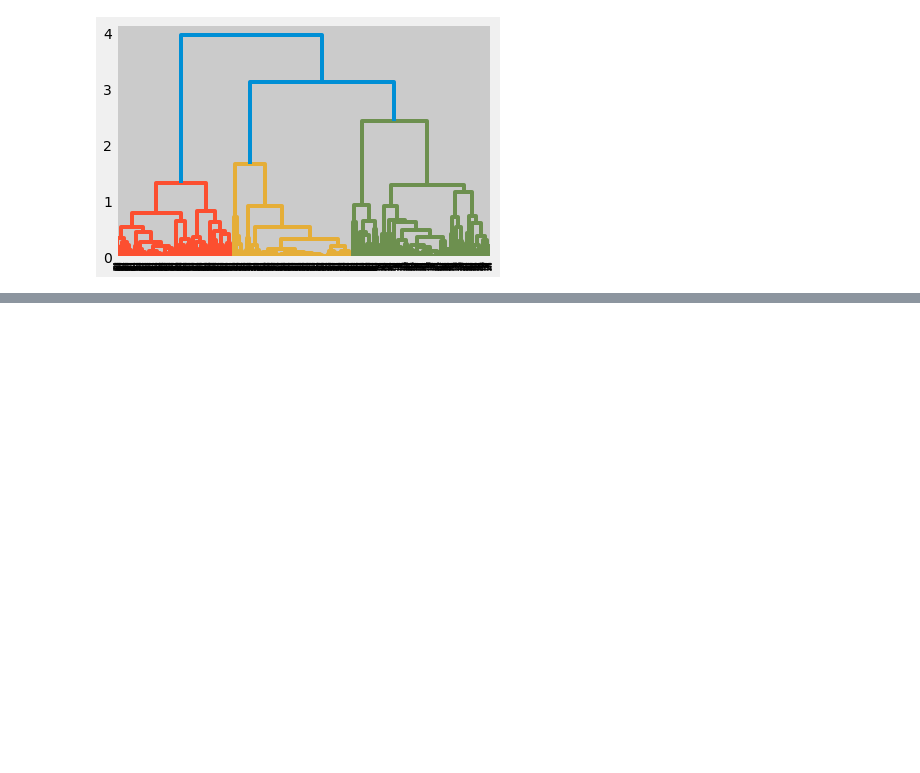
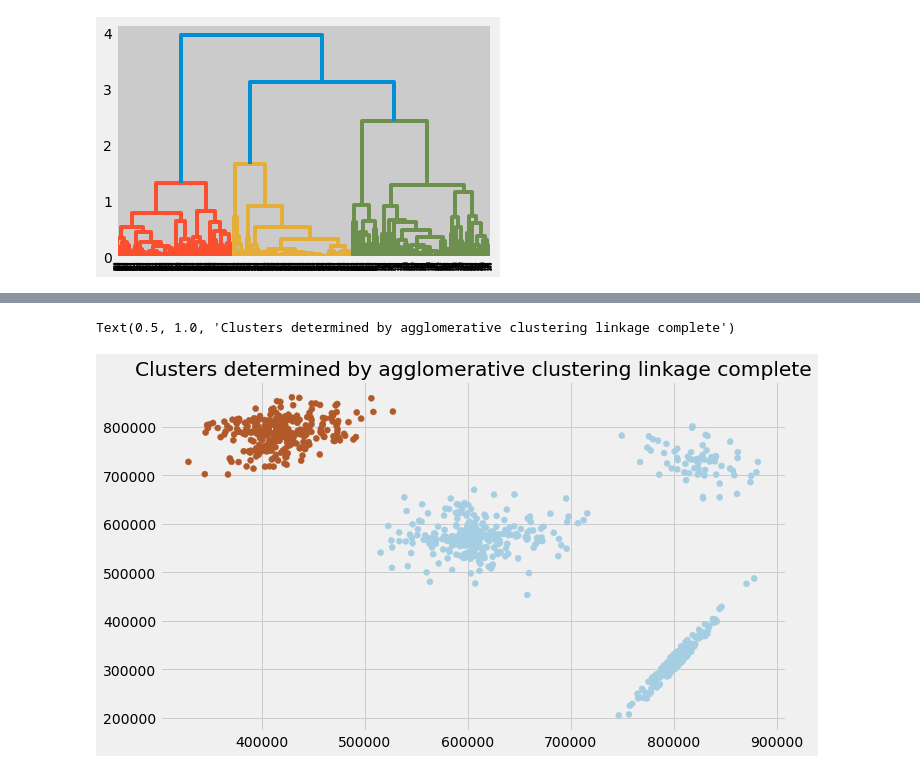
Before and after one commit to mayanku/DataMiningAssignmentsPython, a Jupyter notebook: 2022H1030099P_DBSCAN_KMeans.ipynb, the cells around one changed output, grey strips where cells are left out. Cells and saved outputs as stored; diff of their text form; code cells hidden in the pictures; blank space fills up the shorter version.

```diff
--- a/2022H1030099P_DBSCAN_KMeans.ipynb
+++ b/2022H1030099P_DBSCAN_KMeans.ipynb
@@ -424,0 +446,7 @@ dendrogram = sch.dendrogram(sch.linkage(scaled_features_dbscan, method='complete
+# %%
+plt.figure(figsize=(10,6))
+plt.scatter(df_dbscan['x'], df_dbscan['y'],c=df_dbscan['agg_clusters_complete'], cmap='Paired')
+plt.title("Clusters determined by agglomerative clustering linkage complete")
+# %% [output]
+Text(0.5, 1.0, 'Clusters determined by agglomerative clustering linkage complete')
+[figure, added]
```
Also changed, not shown: parts of 7 cells of this notebook.
